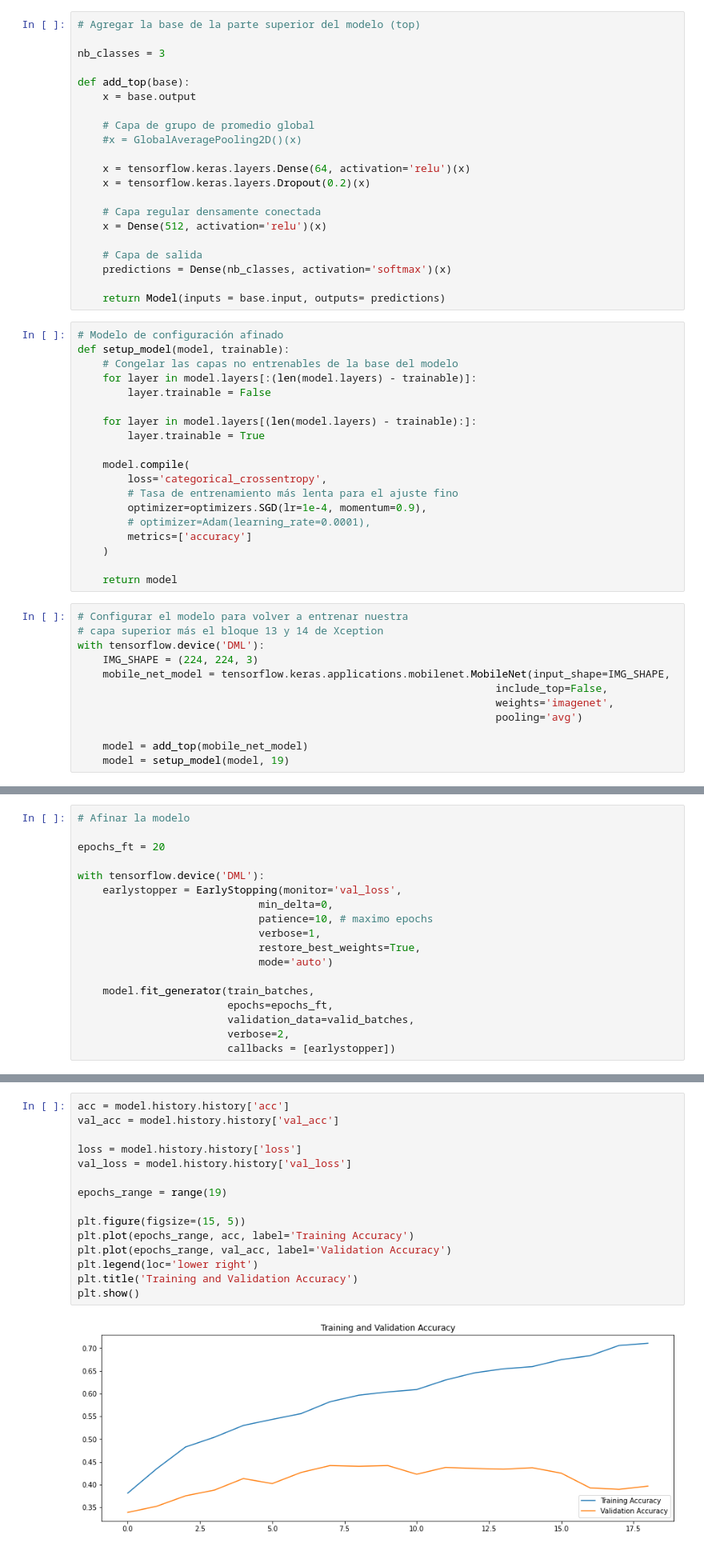
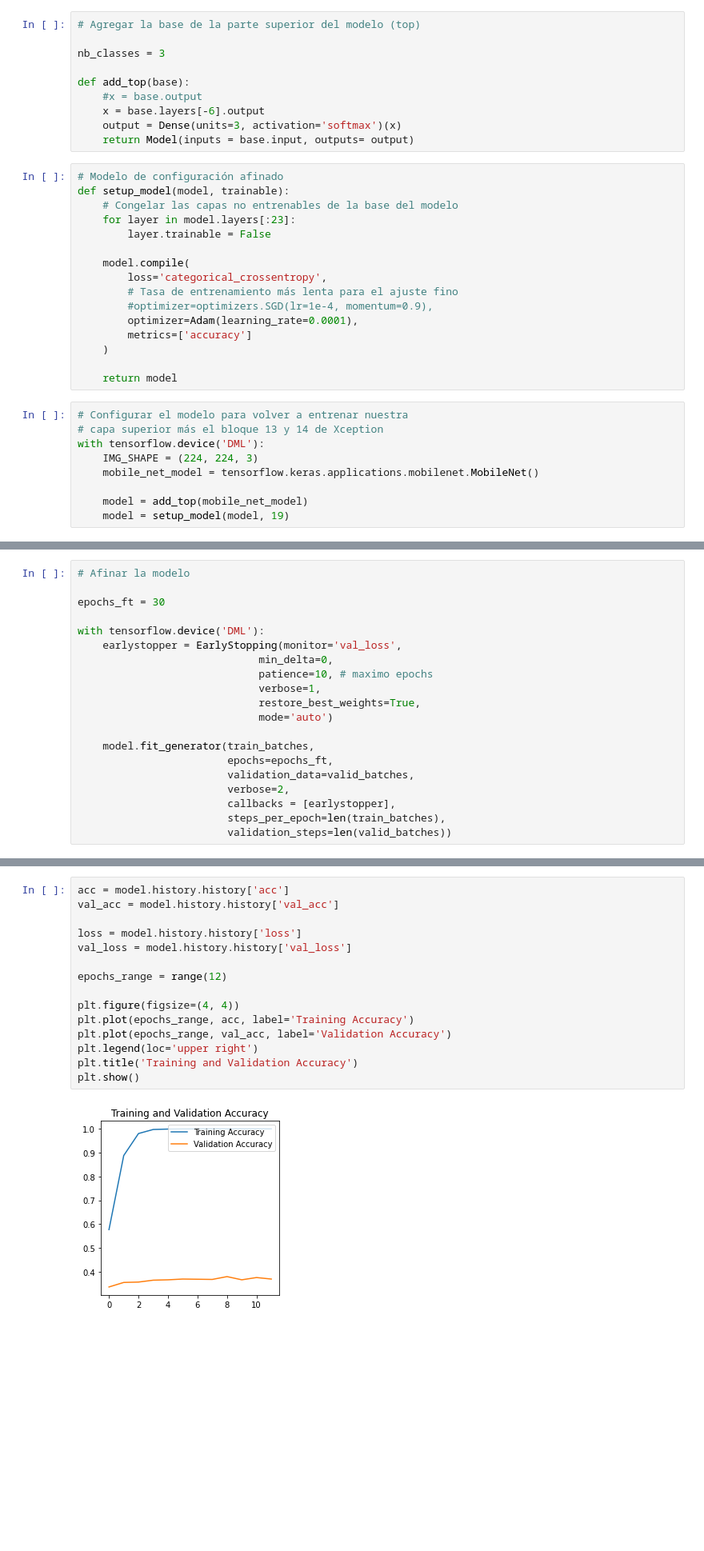
Before and after one commit to juadaves91/supresion-ruido-artefactos-imr, a Jupyter notebook: ELT/4. red_neuronal_cnn_deteccion_alzheimer_MobileNet.ipynb, the cells around one changed output, grey strips where cells are left out. Shown at 80% size. Saved outputs shown, nothing was run; the diff lists cells and outputs as text; blank space fills up the shorter version.

```diff
--- a/ELT/4. red_neuronal_cnn_deteccion_alzheimer_MobileNet.ipynb
+++ b/ELT/4. red_neuronal_cnn_deteccion_alzheimer_MobileNet.ipynb
@@ -430,36 +430,22 @@ weighted avg       0.30      0.41      0.34        63
 nb_classes = 3
 
 def add_top(base):
-    x = base.output
-
-    # Capa de grupo de promedio global
-    #x = GlobalAveragePooling2D()(x)
-
-    x = tensorflow.keras.layers.Dense(64, activation='relu')(x)
-    x = tensorflow.keras.layers.Dropout(0.2)(x)
-
-    # Capa regular densamente conectada
-    x = Dense(512, activation='relu')(x)
-
-    # Capa de salida
-    predictions = Dense(nb_classes, activation='softmax')(x)
-
-    return Model(inputs = base.input, outputs= predictions)
+    #x = base.output
+    x = base.layers[-6].output
+    output = Dense(units=3, activation='softmax')(x)
+    return Model(inputs = base.input, outputs= output)
 # %%
 # Modelo de configuración afinado
 def setup_model(model, trainable):
     # Congelar las capas no entrenables de la base del modelo
-    for layer in model.layers[:(len(model.layers) - trainable)]:
+    for layer in model.layers[:23]:
         layer.trainable = False
-
-    for layer in model.layers[(len(model.layers) - trainable):]:
-        layer.trainable = True
 
     model.compile(
         loss='categorical_crossentropy',
         # Tasa de entrenamiento más lenta para el ajuste fino
-        optimizer=optimizers.SGD(lr=1e-4, momentum=0.9),
-        # optimizer=Adam(learning_rate=0.0001),
+        #optimizer=optimizers.SGD(lr=1e-4, momentum=0.9),
+        optimizer=Adam(learning_rate=0.0001),
         metrics=['accuracy']
     )
 
@@ -469,10 +455,7 @@ def setup_model(model, trainable):
 # capa superior más el bloque 13 y 14 de Xception
 with tensorflow.device('DML'):
     IMG_SHAPE = (224, 224, 3)
-    mobile_net_model = tensorflow.keras.applications.mobilenet.MobileNet(input_shape=IMG_SHAPE,
-                                                                   include_top=False,
-                                                                   weights='imagenet',
-                                                                   pooling='avg')
+    mobile_net_model = tensorflow.keras.applications.mobilenet.MobileNet()
 
     model = add_top(mobile_net_model)
     model = setup_model(model, 19)
@@ -499,7 +482,7 @@ _________________________________________________________________
 # %%
 # Afinar la modelo
 
-epochs_ft = 20
+epochs_ft = 30
 
 with tensorflow.device('DML'):
     earlystopper = EarlyStopping(monitor='val_loss',
@@ -513,5 +496,7 @@ with tensorflow.device('DML'):
                         epochs=epochs_ft,
                         validation_data=valid_batches,
                         verbose=2,
-                        callbacks = [earlystopper])
+                        callbacks = [earlystopper],
+                        steps_per_epoch=len(train_batches),
+                        validation_steps=len(valid_batches))
 # %% [output]
@@ -568,18 +553,18 @@ print(val_loss)
 # %%
 acc = model.history.history['acc']
 val_acc = model.history.history['val_acc']
 
 loss = model.history.history['loss']
 val_loss = model.history.history['val_loss']
 
-epochs_range = range(19)
+epochs_range = range(12)
 
-plt.figure(figsize=(15, 5))
+plt.figure(figsize=(4, 4))
 plt.plot(epochs_range, acc, label='Training Accuracy')
 plt.plot(epochs_range, val_acc, label='Validation Accuracy')
-plt.legend(loc='lower right')
+plt.legend(loc='upper right')
 plt.title('Training and Validation Accuracy')
 plt.show()
 # %% [output]
-[figure, old version]
+[figure, new version]
 # %%
```
Also changed, not shown: parts of 9 cells of this notebook, 2 other files.
